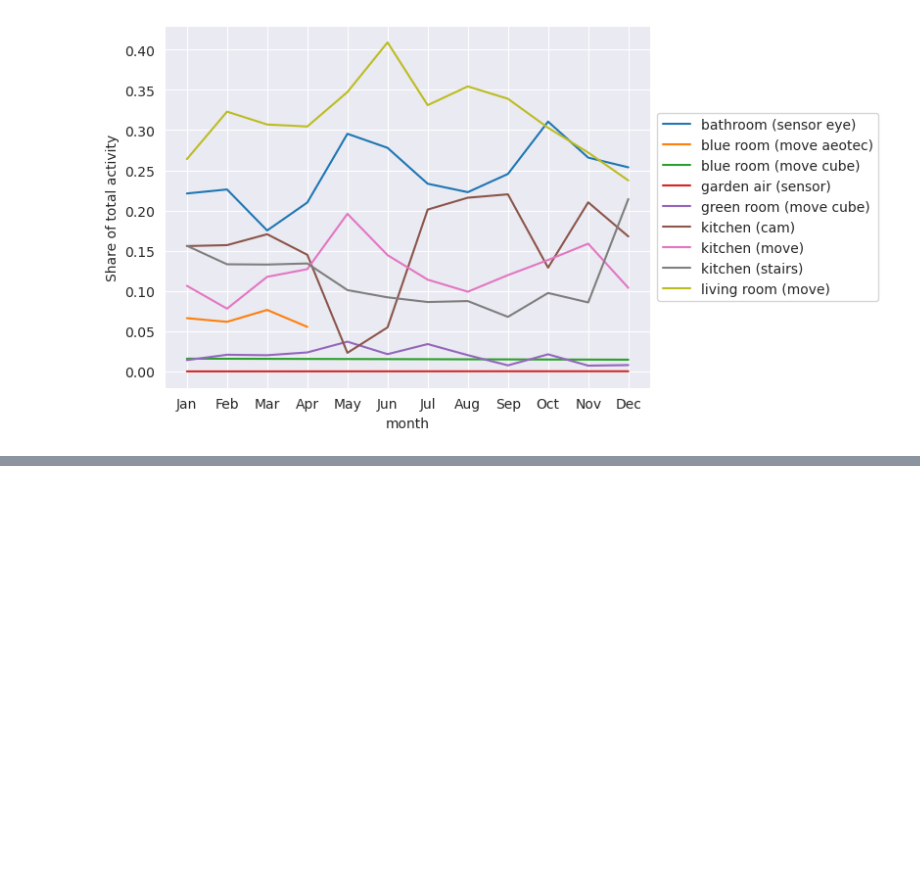
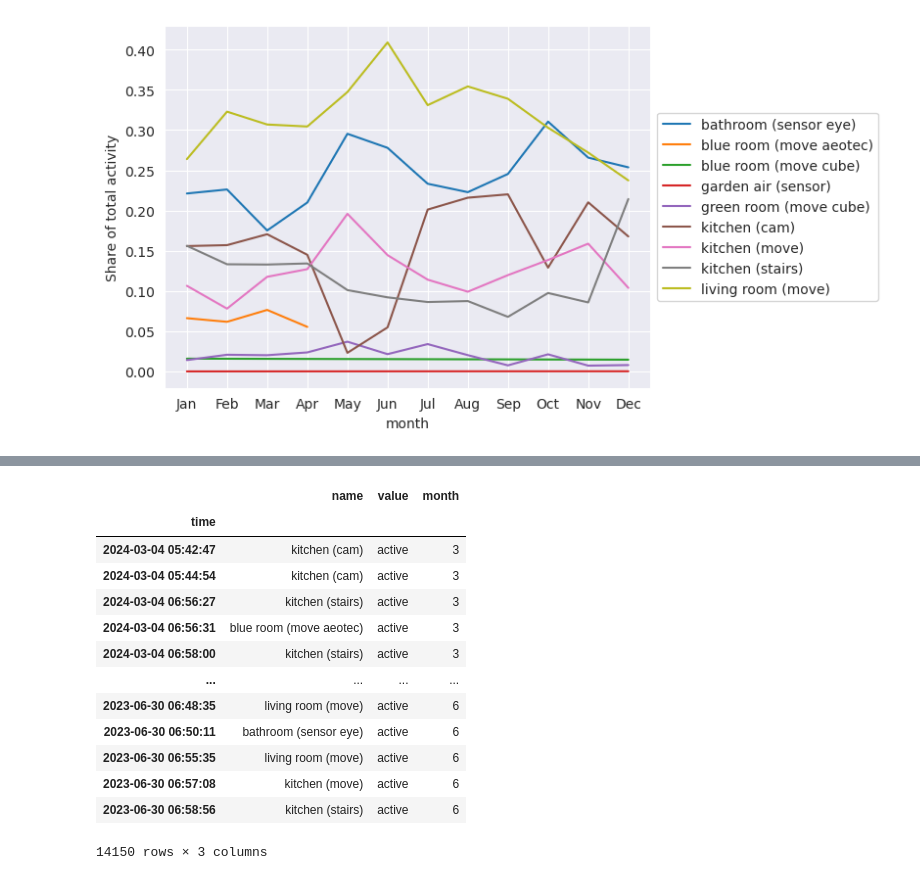
Before and after one commit to Yufanggg/Smart-House, a Jupyter notebook: report_motion_analysis.ipynb, the cells around one changed output, grey strips where cells are left out. Cells and saved outputs as stored; diff of their text form; code cells hidden in the pictures; blank space fills up the shorter version.

```diff
--- a/report_motion_analysis.ipynb
+++ b/report_motion_analysis.ipynb
@@ -117,0 +138,17 @@ plt.show(ax)
+# %%
+busyrooms_night
+# %% [output]
+|  | name | value | month |
+| time |  |  |  |
+| 2024-03-04 05:42:47 | kitchen (cam) | active | 3 |
+| 2024-03-04 05:44:54 | kitchen (cam) | active | 3 |
+| 2024-03-04 06:56:27 | kitchen (stairs) | active | 3 |
+| 2024-03-04 06:56:31 | blue room (move aeotec) | active | 3 |
+| 2024-03-04 06:58:00 | kitchen (stairs) | active | 3 |
+| ... | ... | ... | ... |
+| 2023-06-30 06:48:35 | living room (move) | active | 6 |
+| 2023-06-30 06:50:11 | bathroom (sensor eye) | active | 6 |
+| 2023-06-30 06:55:35 | living room (move) | active | 6 |
+| 2023-06-30 06:57:08 | kitchen (move) | active | 6 |
+| 2023-06-30 06:58:56 | kitchen (stairs) | active | 6 |
+14150 rows × 3 columns
```
Also changed, not shown: parts of 7 cells of this notebook.
